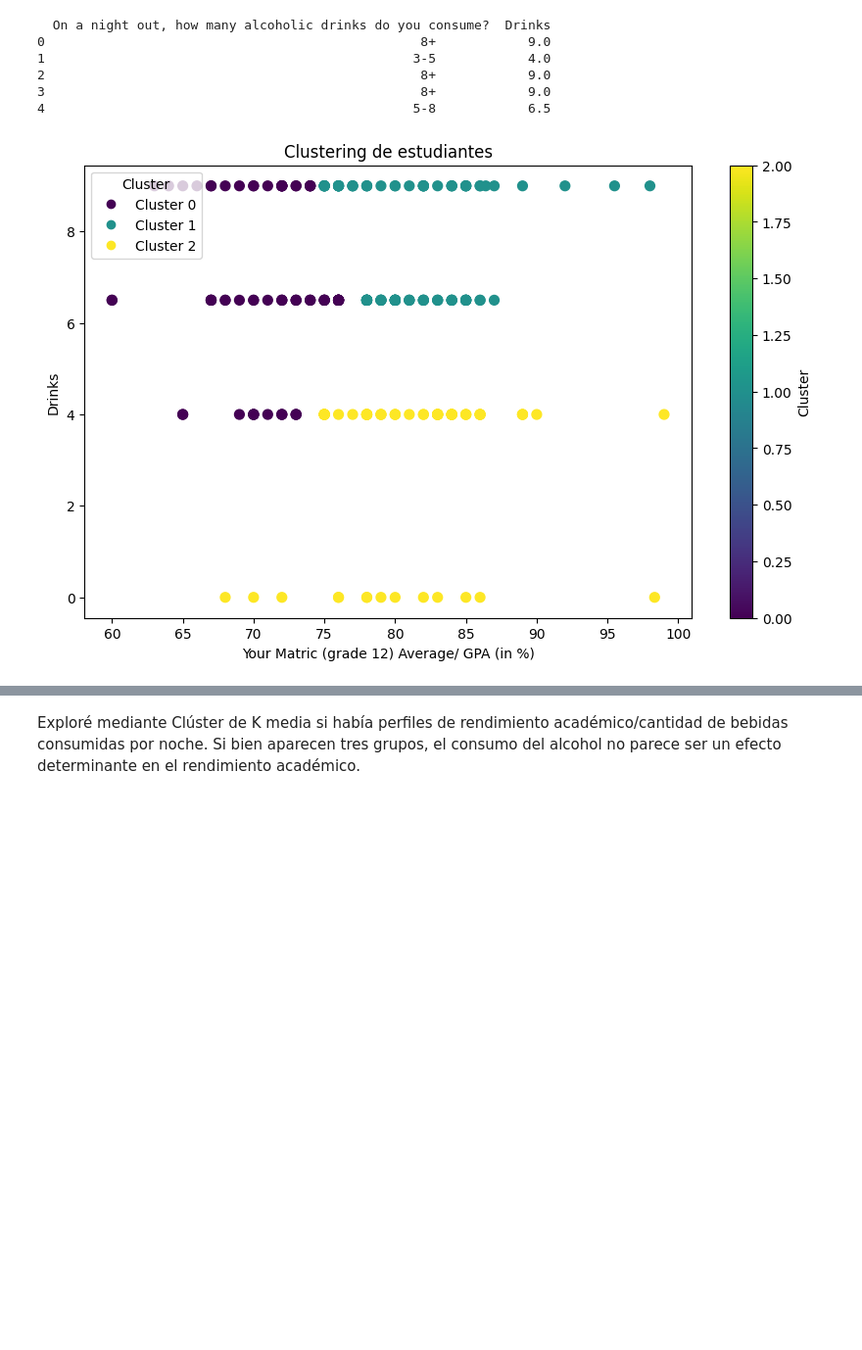
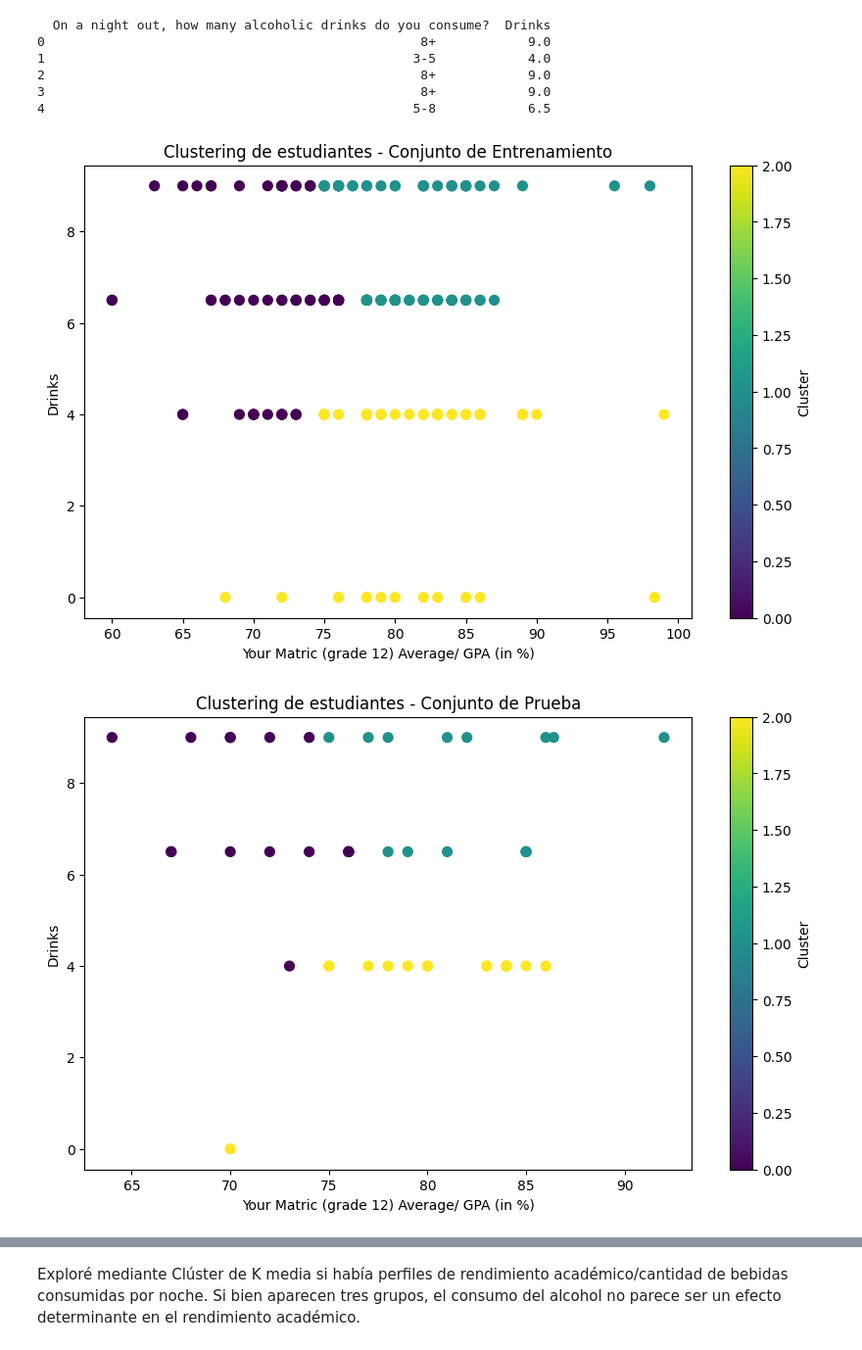
Before and after one commit to luispmorera/TP_Morera_Luis_Data_Science, a Jupyter notebook: Entrega_1_y_2_Data_Science.ipynb, the cells around one changed output, grey strips where cells are left out. Shown at 98% size. Cells and saved outputs as stored; diff of their text form; code cells hidden in the pictures; blank space fills up the shorter version.

```diff
--- a/Entrega_1_y_2_Data_Science.ipynb
+++ b/Entrega_1_y_2_Data_Science.ipynb
@@ -464,31 +464,51 @@ print(df[['On a night out, how many alcoholic drinks do you consume?', 'Drinks']
 # %%
 df.dropna(inplace=True)
 
 X = df[['Your Matric (grade 12) Average/ GPA (in %)', 'Drinks']]
 
 X_train, X_test = train_test_split(X, test_size=0.2, random_state=42)
 
 scaler = StandardScaler()
 X_train_scaled = scaler.fit_transform(X_train)
 X_test_scaled = scaler.transform(X_test)
 
 kmeans = KMeans(n_clusters=3, n_init=10, random_state=42)
 kmeans.fit(X_train_scaled)
 
 train_clusters = kmeans.predict(X_train_scaled)
 test_clusters = kmeans.predict(X_test_scaled)
 
-df.loc[X_train.index, 'Cluster'] = train_clusters
-df.loc[X_test.index, 'Cluster'] = test_clusters
+df_train = X_train.copy()
+df_train['Cluster'] = train_clusters
+
+df_test = X_test.copy()
+df_test['Cluster'] = test_clusters
 
 plt.figure(figsize=(10, 6))
-scatter = plt.scatter(df['Your Matric (grade 12) Average/ GPA (in %)'], df['Drinks'], c=df['Cluster'], cmap='viridis', s=50)
+plt.scatter(df_train['Your Matric (grade 12) Average/ GPA (in %)'], df_train['Drinks'], c=df_train['Cluster'], cmap='viridis', s=50)
 plt.xlabel('Your Matric (grade 12) Average/ GPA (in %)')
 plt.ylabel('Drinks')
-plt.title('Clustering de estudiantes')
+plt.title('Clustering de estudiantes - Conjunto de Entrenamiento')
 plt.colorbar(label='Cluster')
-plt.legend(handles=scatter.legend_elements()[0], labels=[f'Cluster {i}' for i in range(len(scatter.legend_elements()[0]))], title='Cluster', loc='upper left')
+plt.show()
 
+plt.figure(figsize=(10, 6))
+plt.scatter(df_test['Your Matric (grade 12) Average/ GPA (in %)'], df_test['Drinks'], c=df_test['Cluster'], cmap='viridis', s=50)
+plt.xlabel('Your Matric (grade 12) Average/ GPA (in %)')
+plt.ylabel('Drinks')
+plt.title('Clustering de estudiantes - Conjunto de Prueba')
+plt.colorbar(label='Cluster')
 plt.show()
+
+plt.figure(figsize=(10, 6))
+plt.scatter(df_train['Your Matric (grade 12) Average/ GPA (in %)'], df_train['Drinks'], c=df_train['Cluster'], cmap='viridis', s=50, label='Entrenamiento')
+plt.scatter(df_test['Your Matric (grade 12) Average/ GPA (in %)'], df_test['Drinks'], c=df_test['Cluster'], cmap='plasma', s=50, marker='x', label='Prueba')
+plt.xlabel('Your Matric (grade 12) Average/ GPA (in %)')
+plt.ylabel('Drinks')
+plt.title('Clustering de estudiantes - Entrenamiento y Prueba')
+plt.colorbar(label='Cluster')
+plt.legend()
+plt.show()
 # %% [output]
-[figure, old version]
+[figure, new version]
+[figure, added]
```
Also changed, not shown: parts of 1 cell of this notebook.
